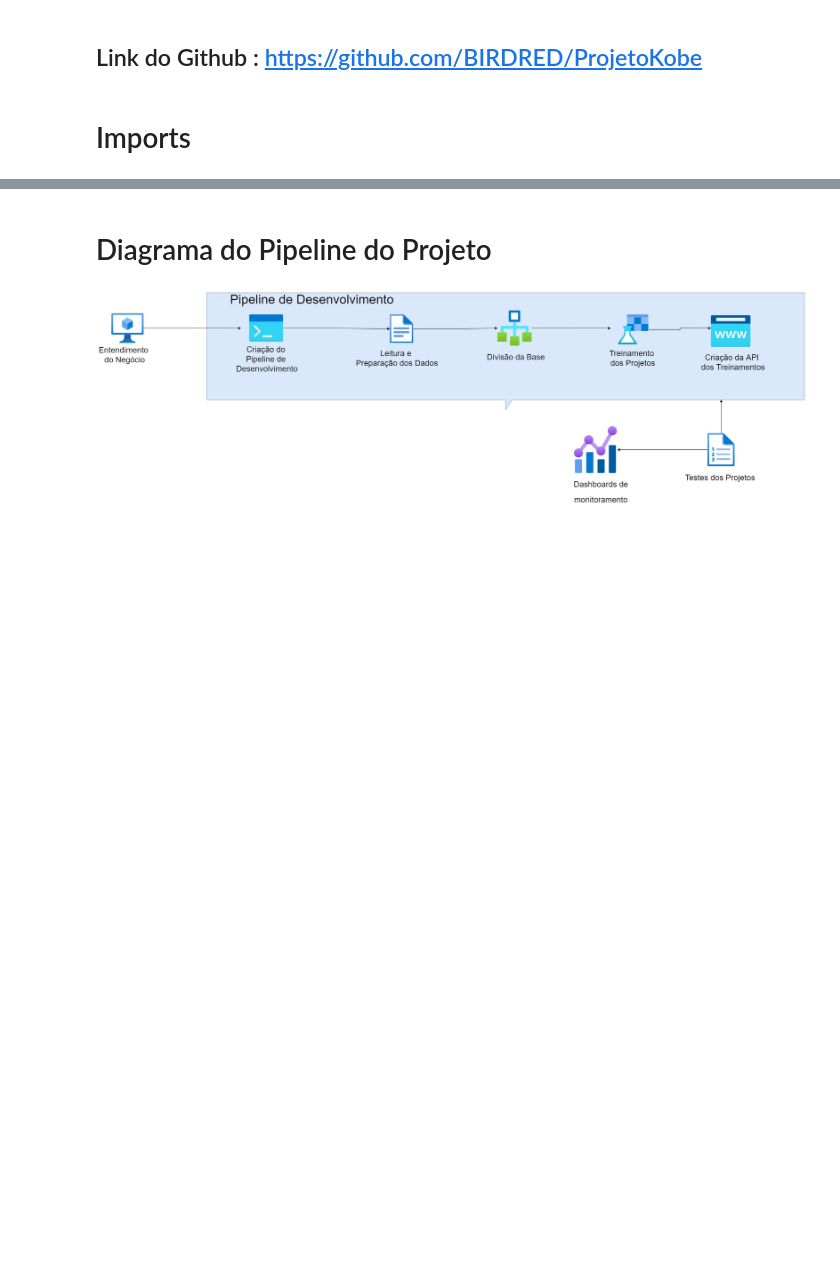
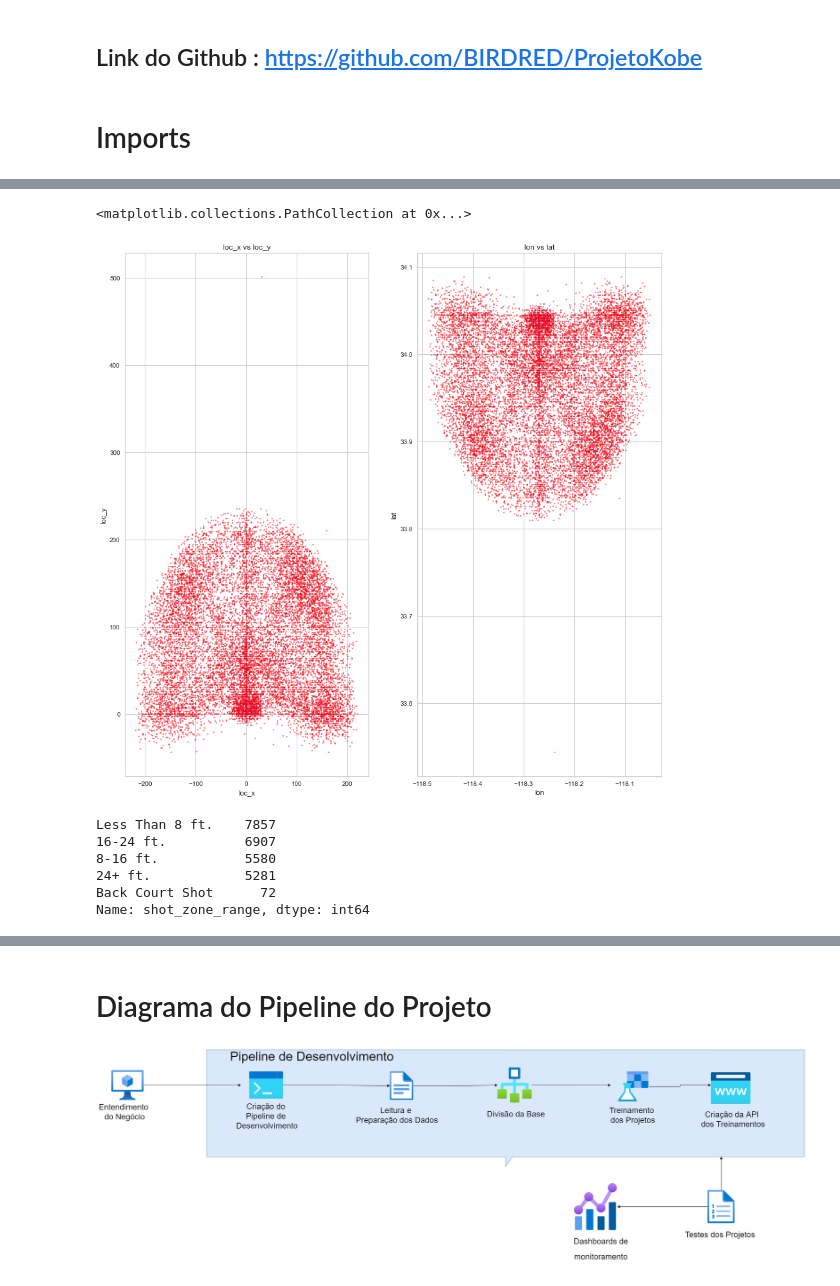
Before and after one commit to BIRDRED/ProjetoKobe, a Jupyter notebook: Code/ProjetoKobe.ipynb, the cells around one changed output, grey strips where cells are left out. Saved outputs shown, nothing was run; the diff lists cells and outputs as text; code cells hidden in the pictures; blank space fills up the shorter version.

```diff
--- a/Code/ProjetoKobe.ipynb
+++ b/Code/ProjetoKobe.ipynb
@@ -31,0 +150,28 @@ np.random.seed(SEED)
+# %%
+plt.figure(figsize=(15,15))
+draw_court(outer_lines=True)
+colors = np.where(df_kobe_2p['shot_made_flag'] == 0 , 'red','Crimson');
+colors.shape
+plt.subplot(121)
+plt.title('loc_x vs loc_y')
+plt.xlabel('loc_x')
+plt.ylabel('loc_y')
+plt.scatter(df_kobe_2p.loc_x,df_kobe_2p.loc_y, color=colors, s=4 , alpha=0.5)
+
+plt.subplot(122)
+plt.title('lon vs lat')
+plt.xlabel('lon')
+plt.ylabel('lat')
+plt.scatter(df_kobe_2p.lon,df_kobe_2p.lat, color=colors, s=4, alpha=0.5)
+# %% [output]
+<matplotlib.collections.PathCollection at 0x...>
+[figure, added]
+# %%
+df_kobe['shot_zone_range'].value_counts()
+# %% [output]
+Less Than 8 ft.    7857
+16-24 ft.          6907
+8-16 ft.           5580
+24+ ft.            5281
+Back Court Shot      72
+Name: shot_zone_range, dtype: int64
```
Also changed, not shown: parts of 28 cells of this notebook, 12 other files.
